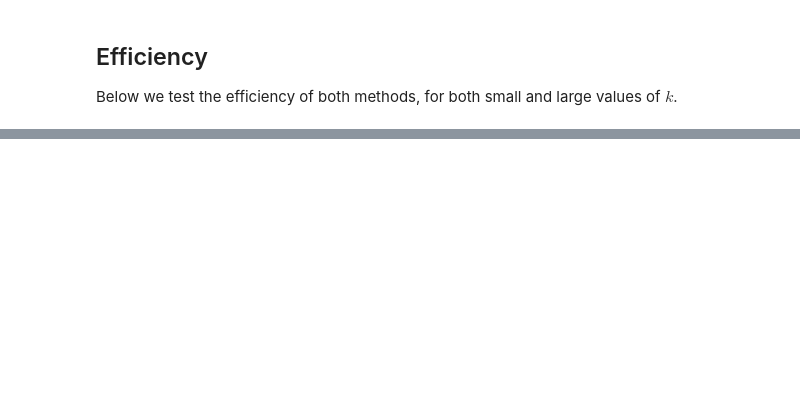
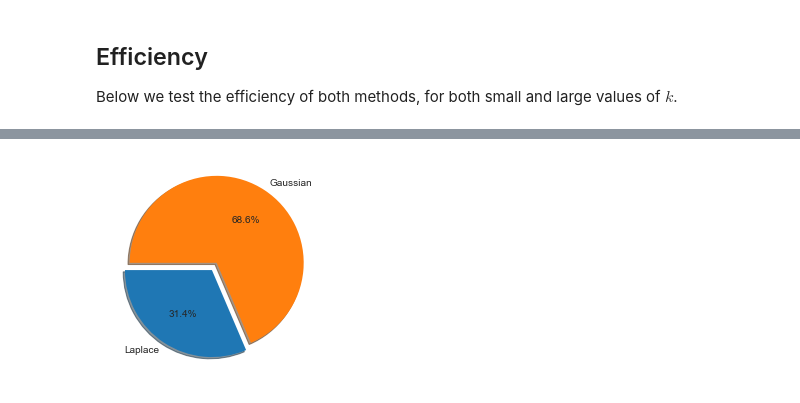
Before and after one commit to jzuver/Final-211, a Jupyter notebook: project.ipynb, the cells around one changed output, grey strips where cells are left out. Saved outputs shown, nothing was run; the diff lists cells and outputs as text; code cells hidden in the pictures; blank space fills up the shorter version.

```diff
--- a/project.ipynb
+++ b/project.ipynb
@@ -220,0 +234,4 @@ compare_average_error_visualized()
+# %%
+efficiency_visualized(efficiency_large_k)
+# %% [output]
+[figure, added]
```
Also changed, not shown: parts of 14 cells of this notebook.
